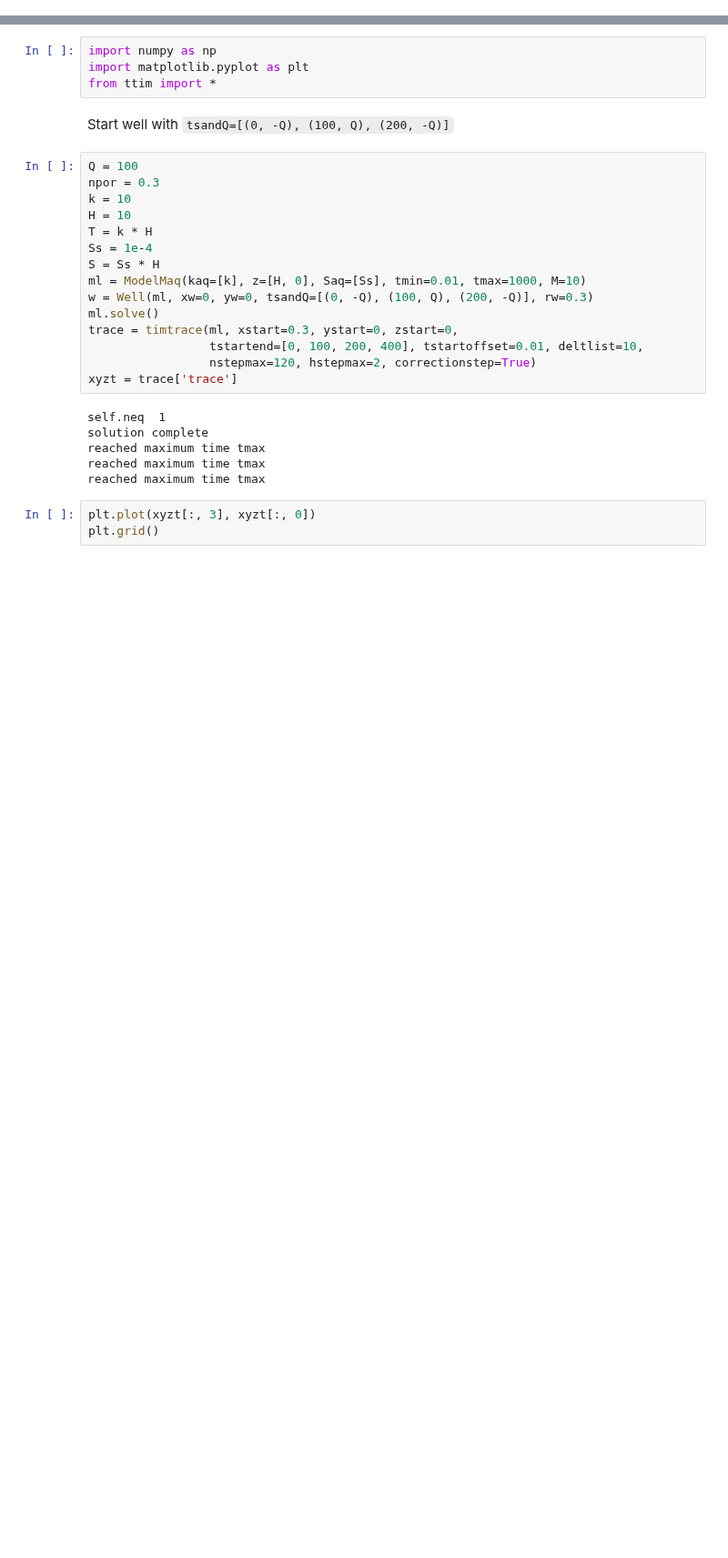
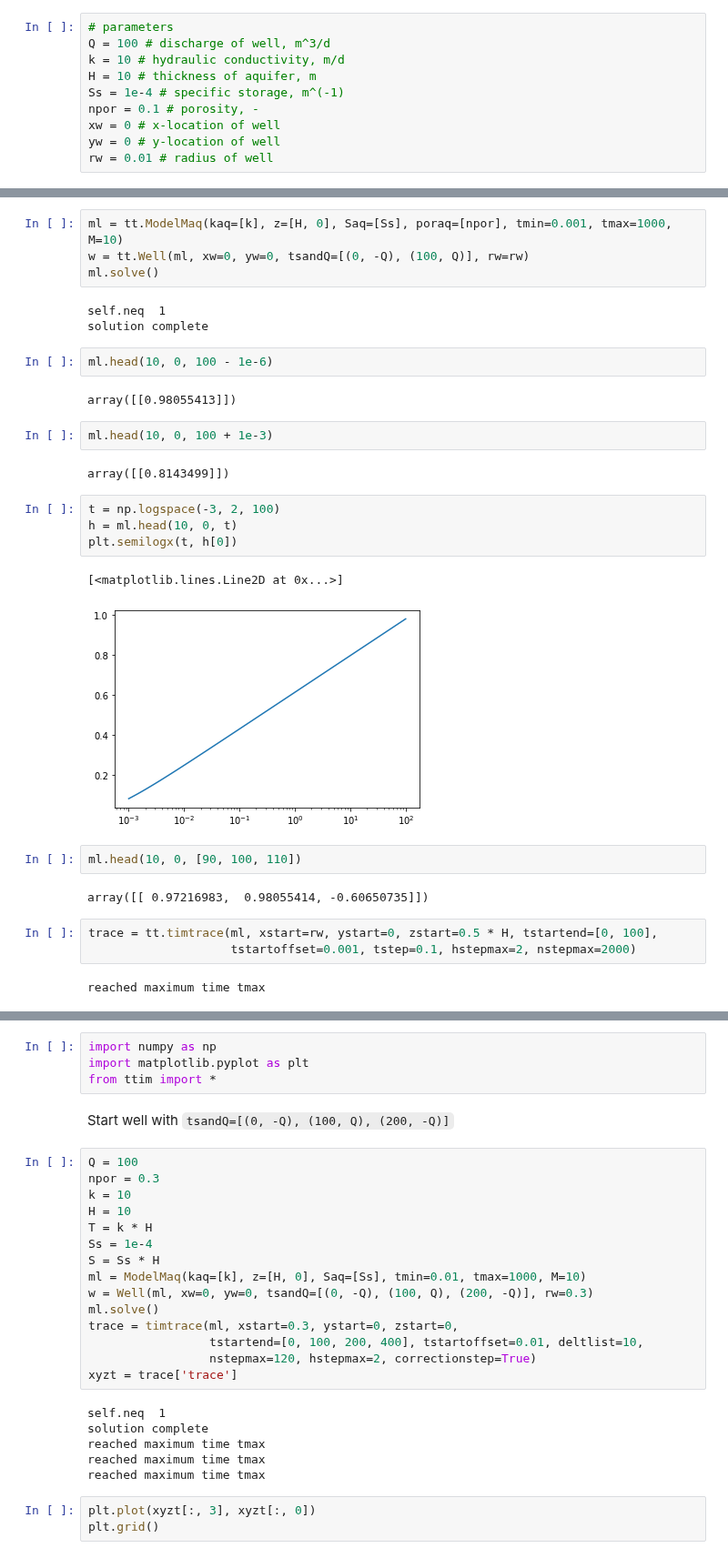
Before and after one commit to mbakker7/ttim, a Jupyter notebook: notebooks/pathline_trace.ipynb, the cells around one changed output, grey strips where cells are left out. Shown at 91% size. Drawn from its saved outputs; the diff is of its cells as text; blank space fills up the shorter version.

Commit message:
Update pathline_trace.ipynb
still under development

```diff
--- a/notebooks/pathline_trace.ipynb
+++ b/notebooks/pathline_trace.ipynb
@@ -2,0 +9,10 @@
+# %%
+# parameters
+Q = 100 # discharge of well, m^3/d
+k = 10 # hydraulic conductivity, m/d
+H = 10 # thickness of aquifer, m
+Ss = 1e-4 # specific storage, m^(-1)
+npor = 0.1 # porosity, -
+xw = 0 # x-location of well
+yw = 0 # y-location of well
+rw = 0.01 # radius of well
@@ -2,0 +26,31 @@
+# %%
+ml = tt.ModelMaq(kaq=[k], z=[H, 0], Saq=[Ss], poraq=[npor], tmin=0.001, tmax=1000, M=10)
+w = tt.Well(ml, xw=0, yw=0, tsandQ=[(0, -Q), (100, Q)], rw=rw)
+ml.solve()
+# %% [output]
+self.neq  1
+solution complete
+# %%
+ml.head(10, 0, 100 - 1e-6)
+# %% [output]
+array([[0.98055413]])
+# %%
+ml.head(10, 0, 100 + 1e-3)
+# %% [output]
+array([[0.8143499]])
+# %%
+t = np.logspace(-3, 2, 100)
+h = ml.head(10, 0, t)
+plt.semilogx(t, h[0])
+# %% [output]
+[<matplotlib.lines.Line2D at 0x...>]
+[figure, added]
+# %%
+ml.head(10, 0, [90, 100, 110])
+# %% [output]
+array([[ 0.97216983,  0.98055414, -0.60650735]])
+# %%
+trace = tt.timtrace(ml, xstart=rw, ystart=0, zstart=0.5 * H, tstartend=[0, 100],
+                    tstartoffset=0.001, tstep=0.1, hstepmax=2, nstepmax=2000)
+# %% [output]
+reached maximum time tmax
```
Also changed, not shown: parts of 63 cells of this notebook.
